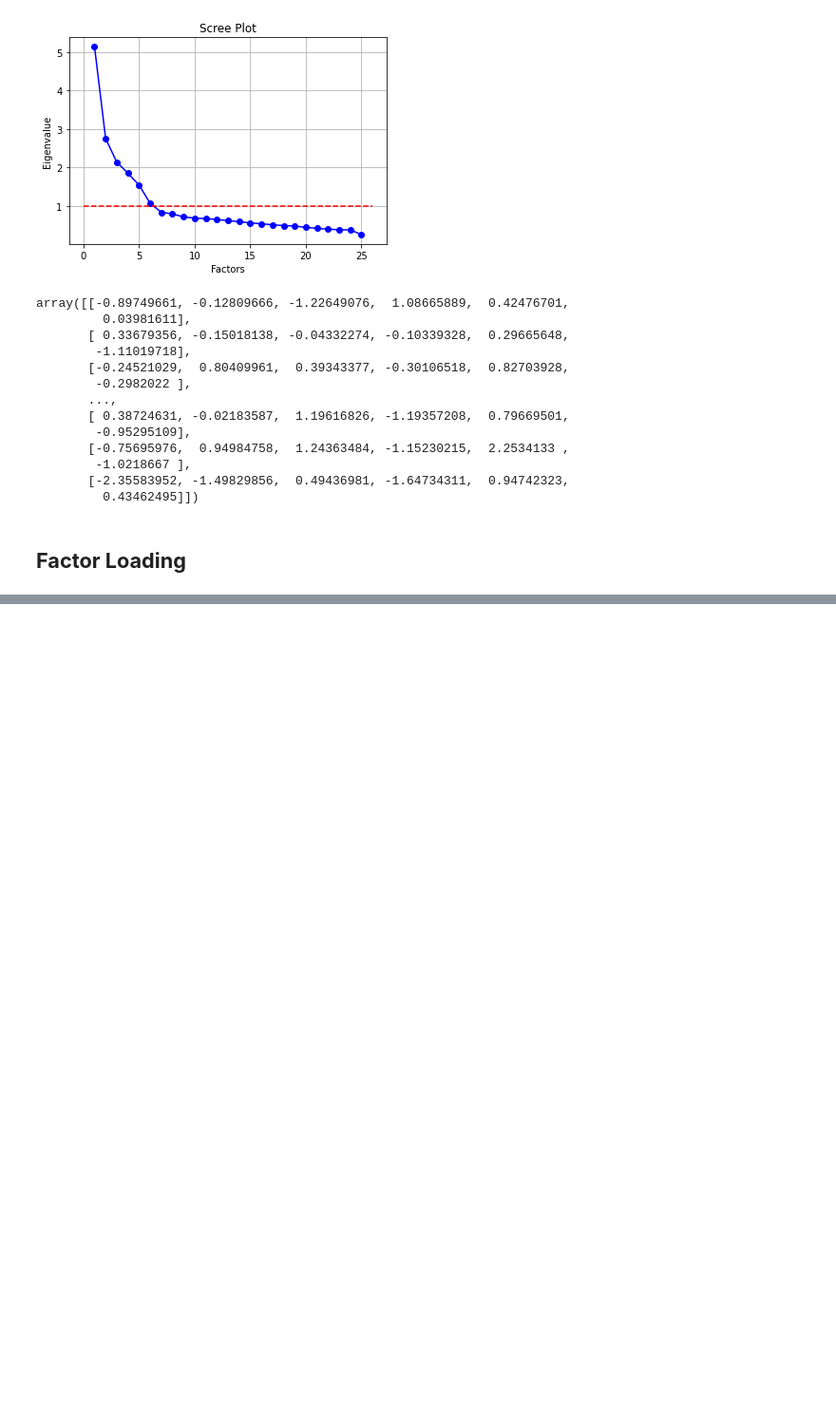
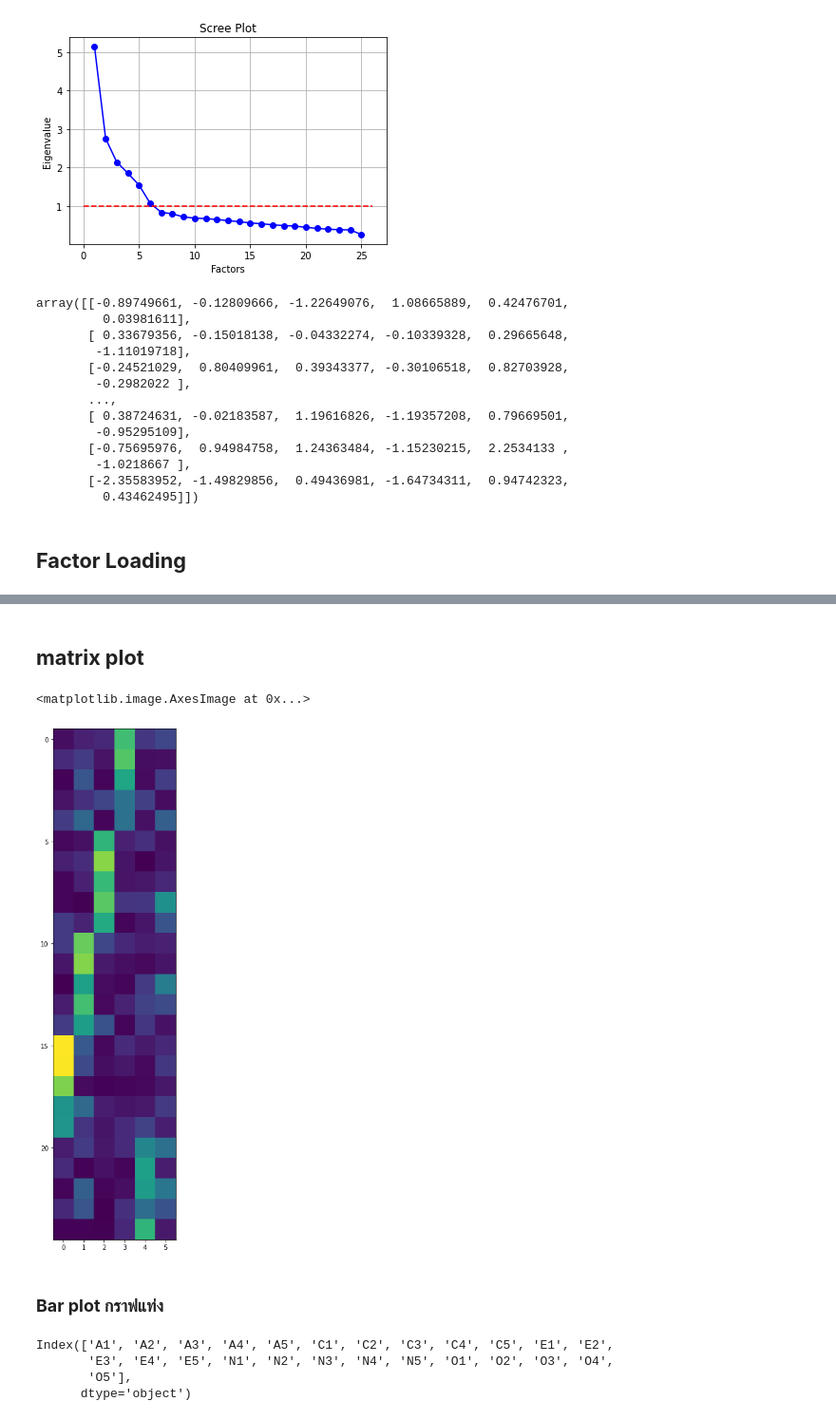
Before and after one commit to Wikanda-Hongboonmee/multivariate, a Jupyter notebook: Chapter_5_Factor_Analysis.ipynb, the cells around one changed output, grey strips where cells are left out. Shown: that part at 95% size. Saved outputs shown, nothing was run; the diff lists cells and outputs as text; code cells hidden in the pictures; blank space fills up the shorter version.

```diff
--- a/Chapter_5_Factor_Analysis.ipynb
+++ b/Chapter_5_Factor_Analysis.ipynb
@@ -165,0 +170,4 @@ array([[-0.89749661, -0.12809666, -1.22649076,  1.08665889,  0.42476701,
+# %%
+from factor_analyzer import FactorAnalyzer
+fa2 = FactorAnalyzer(n_factors=6)
+data_fa2 = fa2.fit_transform(BFI_data_dropped2)
@@ -165,0 +183,23 @@ array([[-0.89749661, -0.12809666, -1.22649076,  1.08665889,  0.42476701,
+# %% [markdown]
+
+## **matrix plot**
+# %%
+matplotlib.rcParams['figure.figsize']=[15,15]
+plt.imshow(np.absolute(fa2.loadings_))
+
+#ค่าที่มีค่ามาก สีในกราฟจะสว่าง
+#แกน y คือ factor ที่อธิบายค่าตัวที่ 1 ,2 ,3 ,...
+#แกน x คือ ข้อมูลตัวที่ 1 ,2 ,3 ,...
+#ค่าในช่วงที่เป็นสีคือ ค่าของ factor loading
+# %% [output]
+<matplotlib.image.AxesImage at 0x...>
+[figure, added]
+# %% [markdown]
+### **Bar plot กราฟแท่ง**
+# %%
+BFI_data_dropped2.columns #เรียกดู columns
+# %% [output]
+Index(['A1', 'A2', 'A3', 'A4', 'A5', 'C1', 'C2', 'C3', 'C4', 'C5', 'E1', 'E2',
+       'E3', 'E4', 'E5', 'N1', 'N2', 'N3', 'N4', 'N5', 'O1', 'O2', 'O3', 'O4',
+       'O5'],
+      dtype='object')
```
Also changed, not shown: parts of 45 cells of this notebook.
